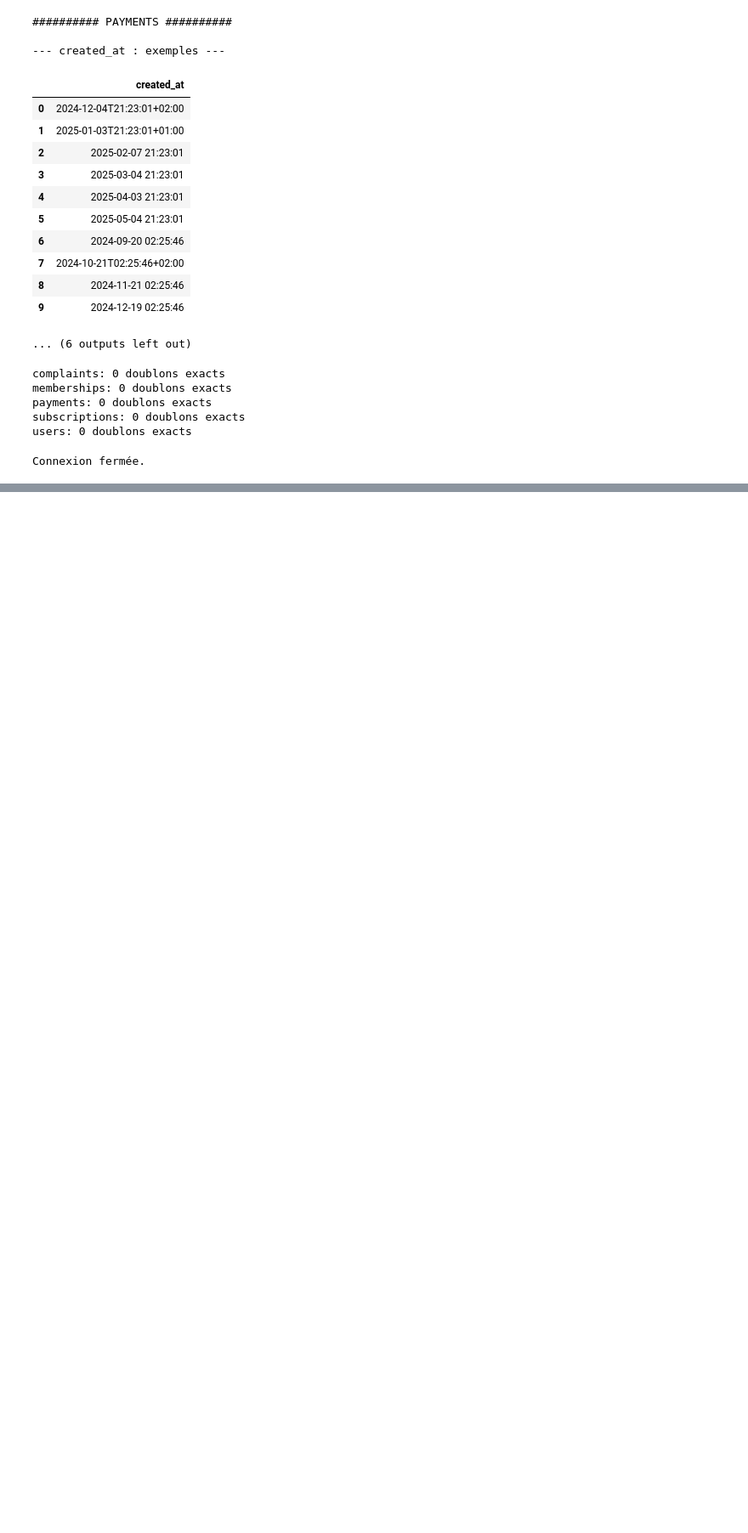
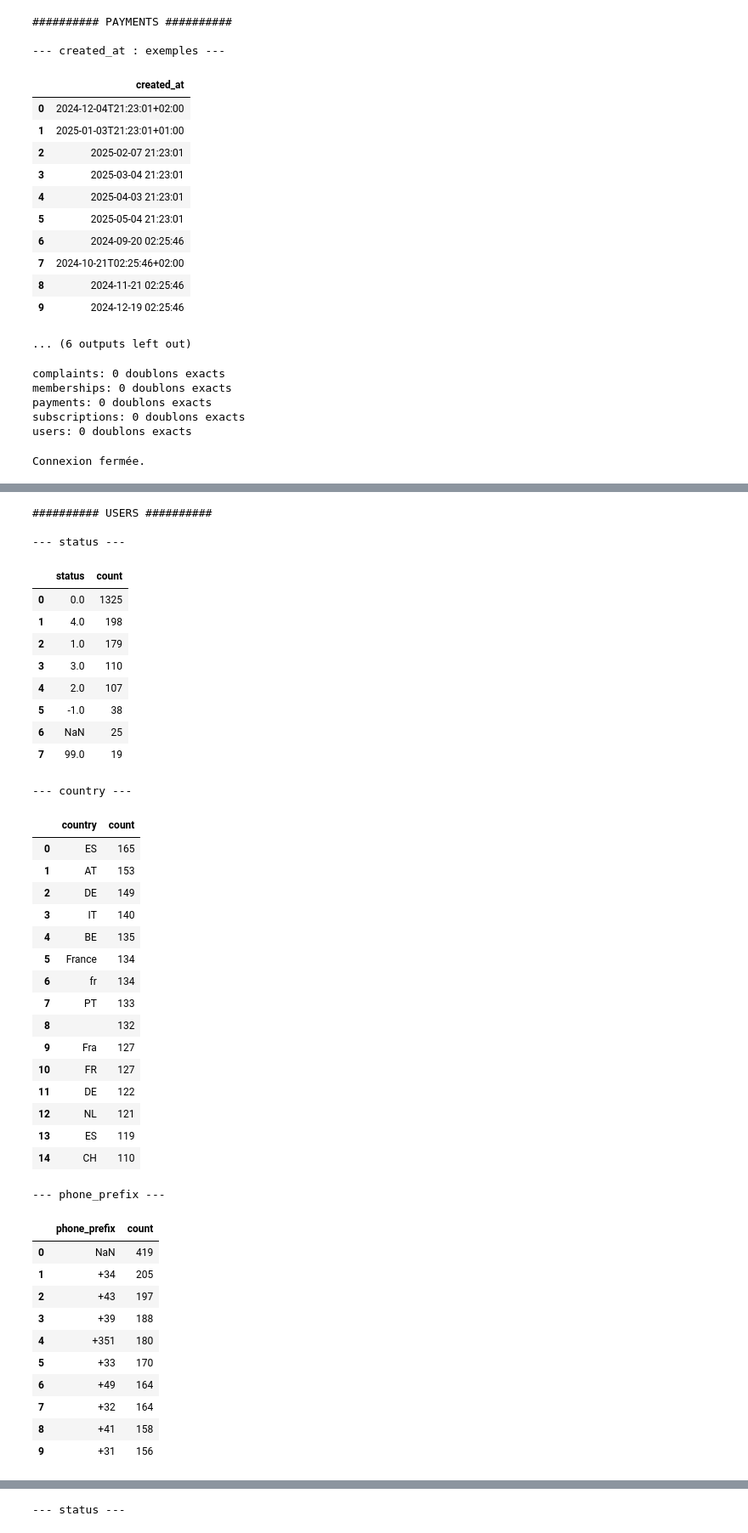
Before and after one commit to siewealix/risk-monitor, a Jupyter notebook: notebooks/exploration.ipynb, the cells around one changed output, grey strips where cells are left out. Shown at 85% size. Cells and saved outputs as stored; diff of their text form; code cells hidden in the pictures; blank space fills up the shorter version.

```diff
--- a/notebooks/exploration.ipynb
+++ b/notebooks/exploration.ipynb
@@ -449,0 +473,14 @@ Connexion fermée.
+# %%
+table_names = ["users", "subscriptions", "memberships", "payments", "complaints"]
+
+for table in table_names:
+    print(f"\n===== {table.upper()} =====")
+    df = pd.read_sql_query(f"SELECT * FROM {table}", conn)
+
+    missing_df = pd.DataFrame({
+        "column": df.columns,
+        "missing_count": df.isna().sum().values,
+        "missing_percent": ((df.isna().sum().values / len(df)) * 100).round(2)
+    }).sort_values(by="missing_count", ascending=False)
+
+    display(missing_df)
@@ -449,0 +553,65 @@ Connexion fermée.
+# %%
+columns_to_check = {
+    "users": ["status", "country", "phone_prefix"],
+    "subscriptions": ["brand", "status", "currency"],
+    "memberships": ["status", "reason"],
+    "payments": ["status", "currency", "stripe_error_code"],
+    "complaints": ["type", "status", "resolution"]
+}
+
+for table, columns in columns_to_check.items():
+    print(f"\n\n########## {table.upper()} ##########")
+    df = pd.read_sql_query(f"SELECT * FROM {table}", conn)
+
+    for col in columns:
+        print(f"\n--- {col} ---")
+        counts = (
+            df[col]
+            .astype(str)
+            .value_counts(dropna=False)
+            .reset_index()
+        )
+        counts.columns = [col, "count"]
+        display(counts.head(30))
+# %% [output]
+########## USERS ##########
+
+--- status ---
+|  | status | count |
+| 0 | 0.0 | 1325 |
+| 1 | 4.0 | 198 |
+| 2 | 1.0 | 179 |
+| 3 | 3.0 | 110 |
+| 4 | 2.0 | 107 |
+| 5 | -1.0 | 38 |
+| 6 | NaN | 25 |
+| 7 | 99.0 | 19 |
+--- country ---
+|  | country | count |
+| 0 | ES | 165 |
+| 1 | AT | 153 |
+| 2 | DE | 149 |
+| 3 | IT | 140 |
+| 4 | BE | 135 |
+| 5 | France | 134 |
+| 6 | fr | 134 |
+| 7 | PT | 133 |
+| 8 |  | 132 |
+| 9 | Fra | 127 |
+| 10 | FR | 127 |
+| 11 | DE | 122 |
+| 12 | NL | 121 |
+| 13 | ES | 119 |
+| 14 | CH | 110 |
+--- phone_prefix ---
+|  | phone_prefix | count |
+| 0 | NaN | 419 |
+| 1 | +34 | 205 |
+| 2 | +43 | 197 |
+| 3 | +39 | 188 |
+| 4 | +351 | 180 |
+| 5 | +33 | 170 |
+| 6 | +49 | 164 |
+| 7 | +32 | 164 |
+| 8 | +41 | 158 |
+| 9 | +31 | 156 |
@@ -449,0 +637 @@ Connexion fermée.
+--- status ---
```
Also changed, not shown: parts of 26 cells of this notebook.
